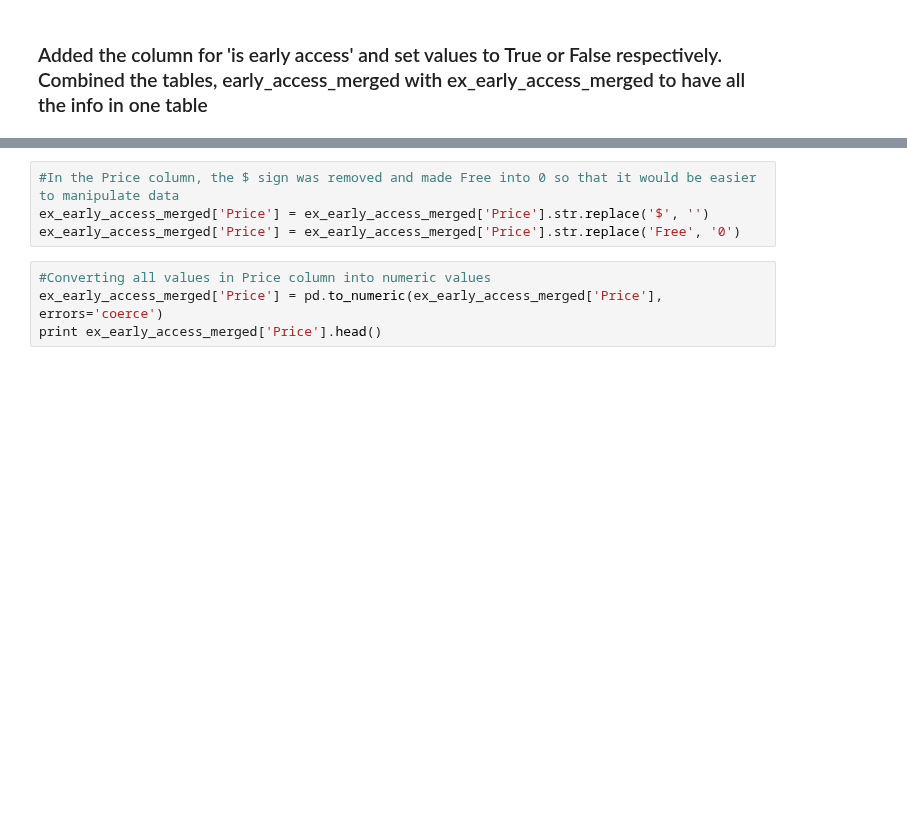
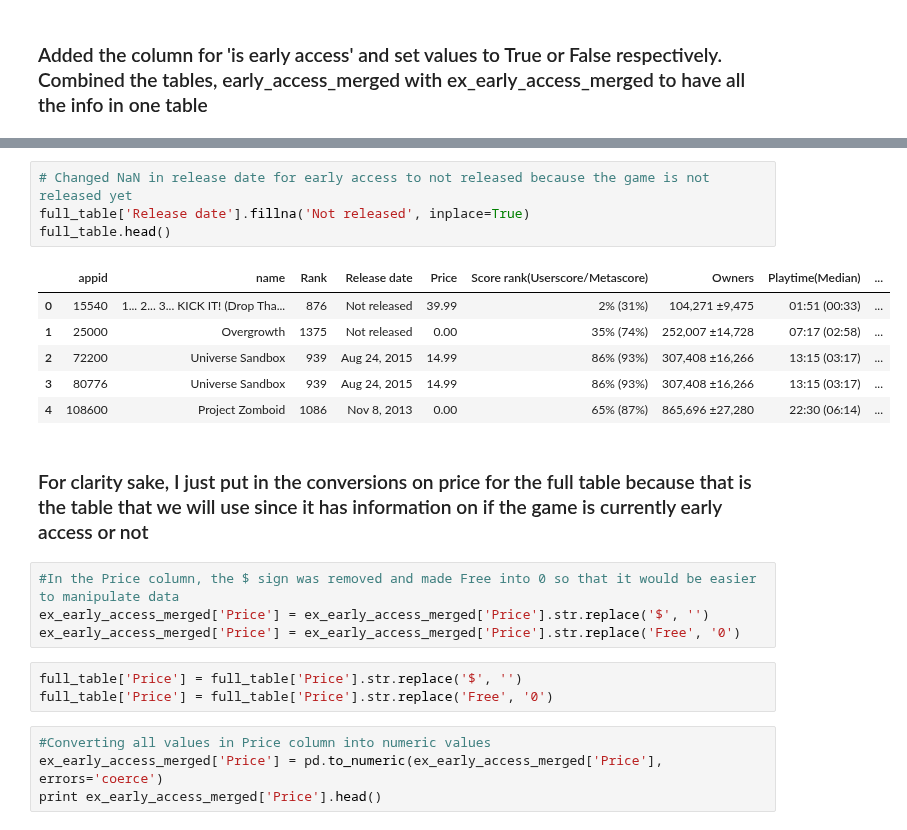
Before and after one commit to UNCG-CSE/SteamConnect, a Jupyter notebook: code/early_access_sorting.ipynb, the cells around one changed output, grey strips where cells are left out. Cells and saved outputs as stored; diff of their text form; blank space fills up the shorter version.

Commit message:
Did some manipulation on full table. Also wrote full table to a csv file in the data section

```diff
--- a/code/early_access_sorting.ipynb
+++ b/code/early_access_sorting.ipynb
@@ -88,10 +88,26 @@ full_table.head()
 | 2 | 72200 | Universe Sandbox | 939 | Aug 24, 2015 | $24.99 | 86% (93%) | 307,408 ±16,266 | 13:15 (03:17) | ... |
 | 3 | 80776 | Universe Sandbox | 939 | Aug 24, 2015 | $24.99 | 86% (93%) | 307,408 ±16,266 | 13:15 (03:17) | ... |
 | 4 | 108600 | Project Zomboid | 1086 | Nov 8, 2013 | $14.99 | 65% (87%) | 865,696 ±27,280 | 22:30 (06:14) | ... |
+# %%
+# Changed NaN in release date for early access to not released because the game is not released yet
+full_table['Release date'].fillna('Not released', inplace=True)
+full_table.head()
+# %% [output]
+|  | appid | name | Rank | Release date | Price | Score rank(Userscore/Metascore) | Owners | Playtime(Median) | ... |
+| 0 | 15540 | 1... 2... 3... KICK IT! (Drop Tha... | 876 | Not released | 39.99 | 2% (31%) | 104,271 ±9,475 | 01:51 (00:33) | ... |
+| 1 | 25000 | Overgrowth | 1375 | Not released | 0.00 | 35% (74%) | 252,007 ±14,728 | 07:17 (02:58) | ... |
+| 2 | 72200 | Universe Sandbox | 939 | Aug 24, 2015 | 14.99 | 86% (93%) | 307,408 ±16,266 | 13:15 (03:17) | ... |
+| 3 | 80776 | Universe Sandbox | 939 | Aug 24, 2015 | 14.99 | 86% (93%) | 307,408 ±16,266 | 13:15 (03:17) | ... |
+| 4 | 108600 | Project Zomboid | 1086 | Nov 8, 2013 | 0.00 | 65% (87%) | 865,696 ±27,280 | 22:30 (06:14) | ... |
+# %% [markdown]
+### For clarity sake, I just put in the conversions on price for the full table because that is the table that we will use since it has information on if the game is currently early access or not
 # %%
 #In the Price column, the $ sign was removed and made Free into 0 so that it would be easier to manipulate data
 ex_early_access_merged['Price'] = ex_early_access_merged['Price'].str.replace('$', '')
 ex_early_access_merged['Price'] = ex_early_access_merged['Price'].str.replace('Free', '0')
+# %%
+full_table['Price'] = full_table['Price'].str.replace('$', '')
+full_table['Price'] = full_table['Price'].str.replace('Free', '0')
 # %%
 #Converting all values in Price column into numeric values
 ex_early_access_merged['Price'] = pd.to_numeric(ex_early_access_merged['Price'], errors='coerce')
```
Also changed, not shown: parts of 9 cells of this notebook, 1 other file.
